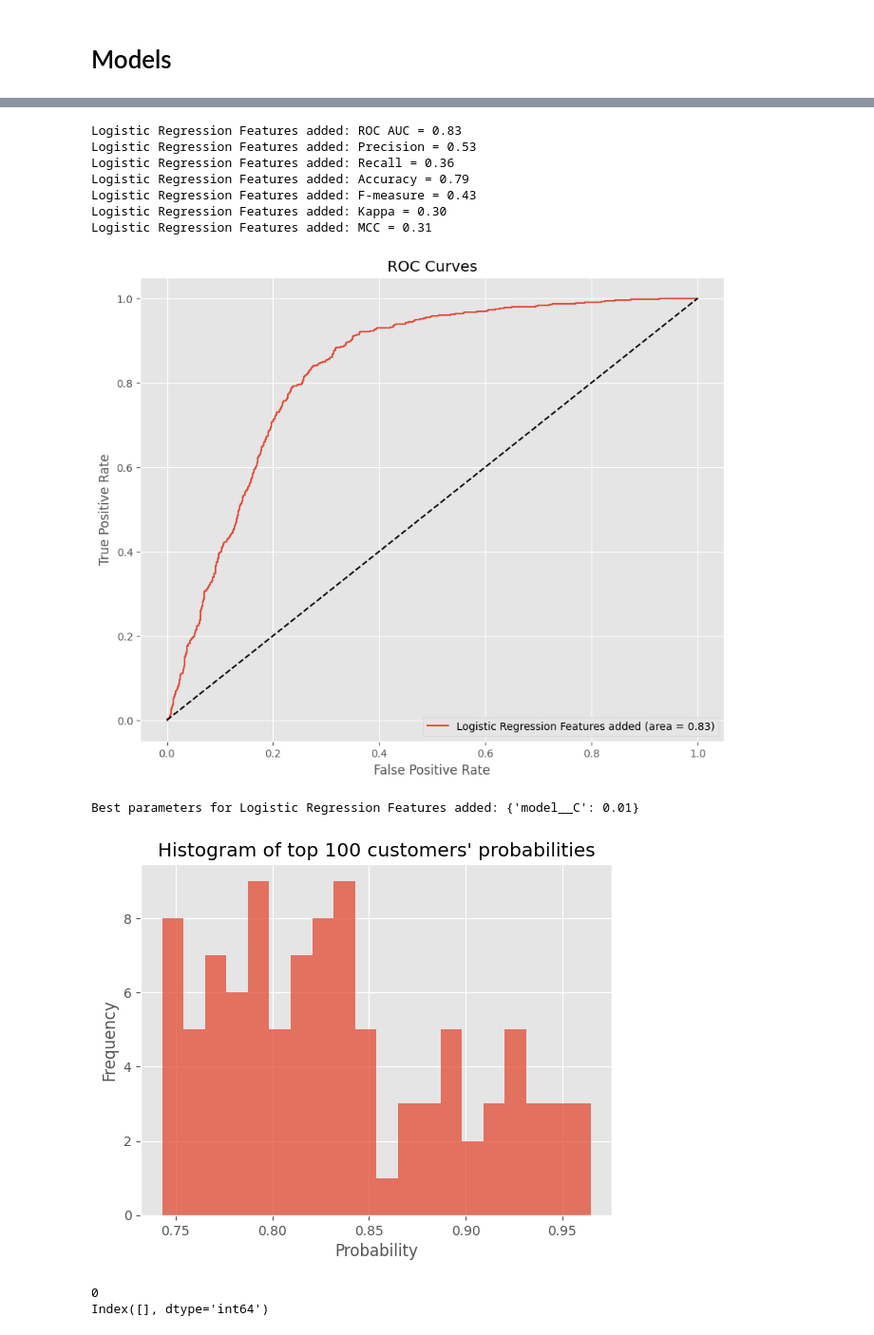
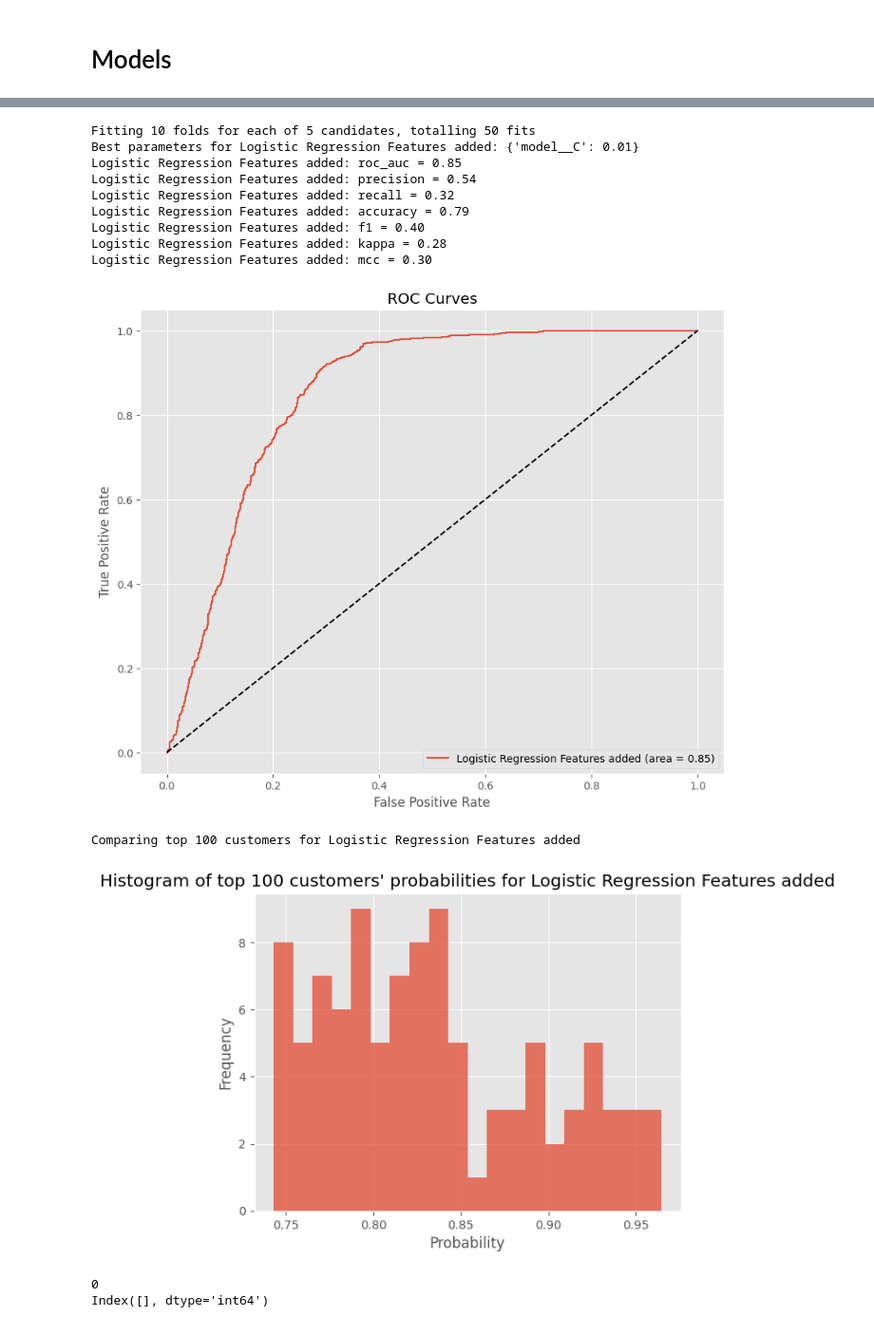
Before and after one commit to etiiiR/fhnw_aml, a Jupyter notebook: AML_MC.ipynb, the cells around one changed output, grey strips where cells are left out. Shown at 95% size. Drawn from its saved outputs; the diff is of its cells as text; code cells hidden in the pictures.

```diff
--- a/AML_MC.ipynb
+++ b/AML_MC.ipynb
@@ -1906,36 +1945,37 @@ Best parameters for Baseline Logistic Regression: {'model__C': 0.01}
 # %%
 # Define models and their parameter grids
 models = {
     "Logistic Regression Features added": LogisticRegression(solver="liblinear"),
 }
 param_grid = {
     "Logistic Regression Features added": {"model__C": [0.001, 0.01, 0.1, 1, 10]},
 }
 
 selected_fields = X_feature_engineered.columns
 
 evaluator = ModelEvaluator(
     models, param_grid, X_feature_engineered, y, selected_fields=selected_fields
 )
 evaluator.evaluate_models()
 evaluator.plot_roc_curves()
-evaluator.optimize_model("Logistic Regression Features added")
 evaluator.compare_top_n_customers("Logistic Regression Features added", n=100)
 
 
 # Assuming X and y are defined
 #
 # %% [output]
-Logistic Regression Features added: ROC AUC = 0.83
-Logistic Regression Features added: Precision = 0.53
-Logistic Regression Features added: Recall = 0.36
-Logistic Regression Features added: Accuracy = 0.79
-Logistic Regression Features added: F-measure = 0.43
-Logistic Regression Features added: Kappa = 0.30
-Logistic Regression Features added: MCC = 0.31
+Fitting 10 folds for each of 5 candidates, totalling 50 fits
+Best parameters for Logistic Regression Features added: {'model__C': 0.01}
+Logistic Regression Features added: roc_auc = 0.85
+Logistic Regression Features added: precision = 0.54
+Logistic Regression Features added: recall = 0.32
+Logistic Regression Features added: accuracy = 0.79
+Logistic Regression Features added: f1 = 0.40
+Logistic Regression Features added: kappa = 0.28
+Logistic Regression Features added: mcc = 0.30
-[figure, old version]
+[figure, new version]
-Best parameters for Logistic Regression Features added: {'model__C': 0.01}
+Comparing top 100 customers for Logistic Regression Features added
-[figure, old version]
+[figure, new version]
 # %%
 # check if there are any missing values
 # print the missing values of withdrawal mean ration last3 first3
```
Also changed, not shown: parts of 18 cells of this notebook, 22 other files.
